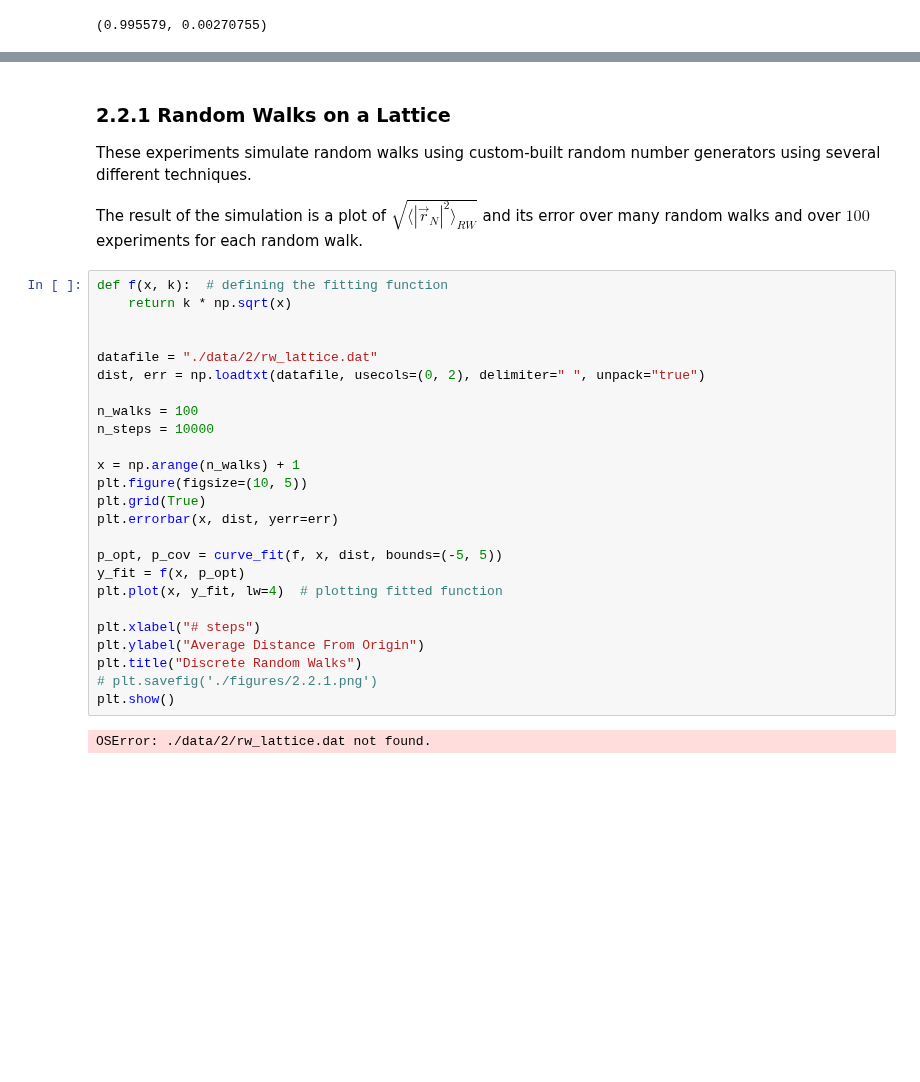
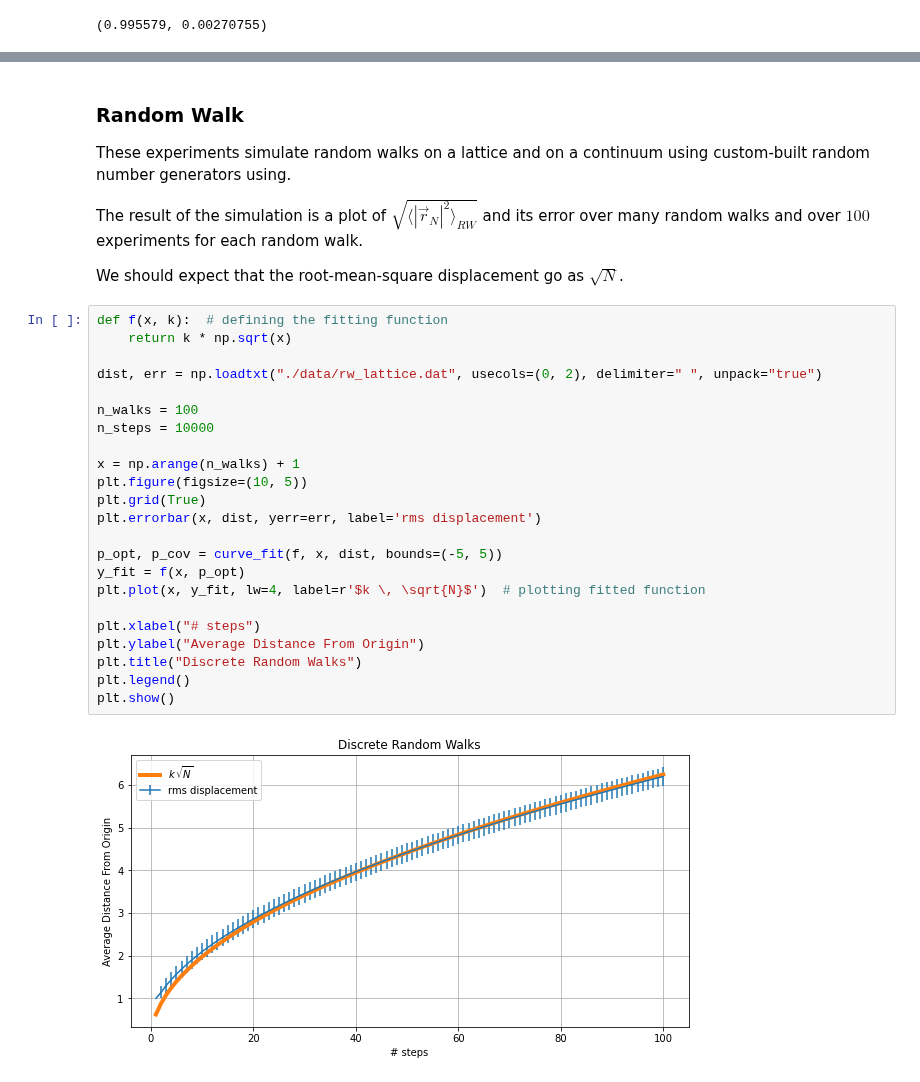
Before and after one commit to edoardodraetta/lsn_esercizi, a Jupyter notebook: esercizio_02/Esercizio_2.ipynb, the cells around one changed output, grey strips where cells are left out. Drawn from its saved outputs; the diff is of its cells as text; blank space fills up the shorter version.

```diff
--- a/esercizio_02/Esercizio_2.ipynb
+++ b/esercizio_02/Esercizio_2.ipynb
@@ -134,34 +127,34 @@ err_MC[99], err_IS[99], err_US[99]
 # %% [markdown]
-### 2.2.1 Random Walks on a Lattice
+### Random Walk
 
-These experiments simulate random walks using custom-built random number generators using several different techniques.
+These experiments simulate random walks on a lattice and on a continuum using custom-built random number generators using.
 
 The result of the simulation is a plot of $\sqrt{\langle |\vec{r}_N|^2 \rangle_{RW}}$ and its error over many random walks and over $100$ experiments for each random walk.
+
+We should expect that the root-mean-square displacement go as $\sqrt{N}$.
 # %%
 def f(x, k):  # defining the fitting function
     return k * np.sqrt(x)
 
-
-datafile = "./data/2/rw_lattice.dat"
-dist, err = np.loadtxt(datafile, usecols=(0, 2), delimiter=" ", unpack="true")
+dist, err = np.loadtxt("./data/rw_lattice.dat", usecols=(0, 2), delimiter=" ", unpack="true")
 
 n_walks = 100
 n_steps = 10000
 
 x = np.arange(n_walks) + 1
 plt.figure(figsize=(10, 5))
 plt.grid(True)
-plt.errorbar(x, dist, yerr=err)
+plt.errorbar(x, dist, yerr=err, label='rms displacement')
 
 p_opt, p_cov = curve_fit(f, x, dist, bounds=(-5, 5))
 y_fit = f(x, p_opt)
-plt.plot(x, y_fit, lw=4)  # plotting fitted function
+plt.plot(x, y_fit, lw=4, label=r'$k \, \sqrt{N}$')  # plotting fitted function
 
 plt.xlabel("# steps")
 plt.ylabel("Average Distance From Origin")
 plt.title("Discrete Random Walks")
-# plt.savefig('./figures/2.2.1.png')
+plt.legend()
 plt.show()
 # %% [output]
-OSError: ./data/2/rw_lattice.dat not found.
+[figure, added]
 # %%
```
Also changed, not shown: parts of 10 cells of this notebook, 2 other files.
